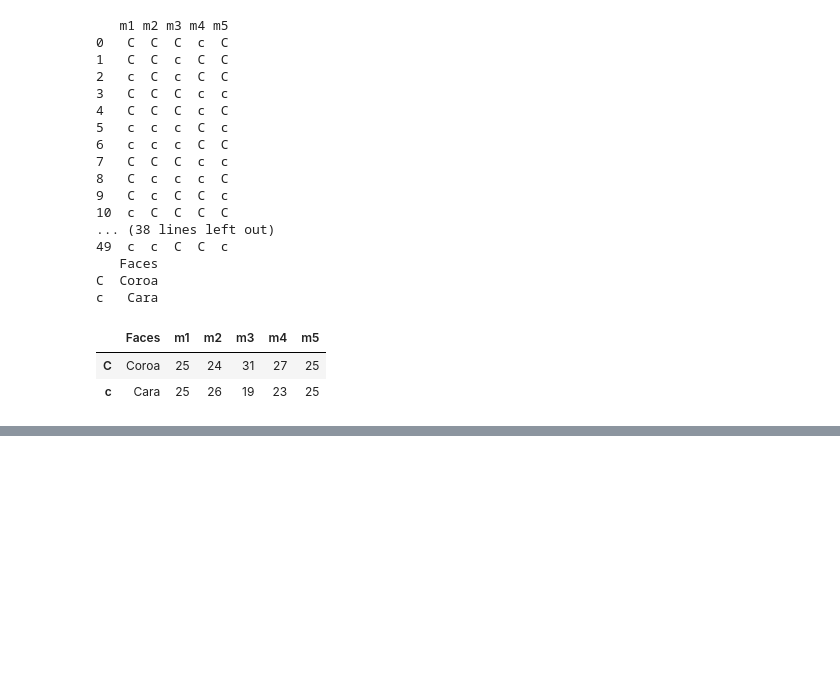
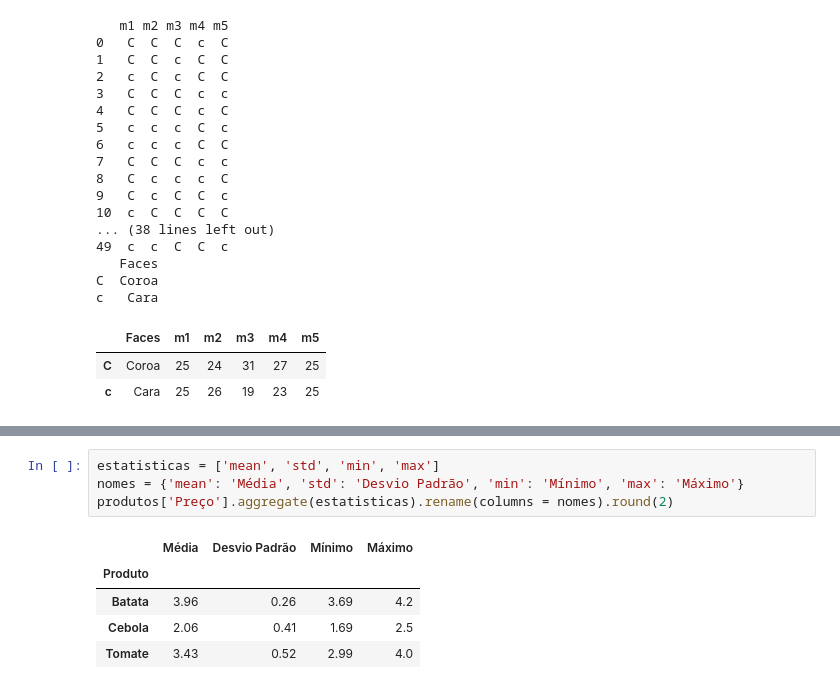
Before and after one commit to alexaugusto23/python_developer, a Jupyter notebook: Curso Pandas/Introdução Pandas Case Seguradora/exercicios_complementares.ipynb, the cells around one changed output, grey strips where cells are left out. Drawn from its saved outputs; the diff is of its cells as text; blank space fills up the shorter version.

```diff
--- a/Curso Pandas/Introdução Pandas Case Seguradora/exercicios_complementares.ipynb
+++ b/Curso Pandas/Introdução Pandas Case Seguradora/exercicios_complementares.ipynb
@@ -276,0 +340,10 @@ c   Cara
+# %%
+estatisticas = ['mean', 'std', 'min', 'max']
+nomes = {'mean': 'Média', 'std': 'Desvio Padrão', 'min': 'Mínimo', 'max': 'Máximo'}
+produtos['Preço'].aggregate(estatisticas).rename(columns = nomes).round(2)
+# %% [output]
+|  | Média | Desvio Padrão | Mínimo | Máximo |
+| Produto |  |  |  |  |
+| Batata | 3.96 | 0.26 | 3.69 | 4.2 |
+| Cebola | 2.06 | 0.41 | 1.69 | 2.5 |
+| Tomate | 3.43 | 0.52 | 2.99 | 4.0 |
```
Also changed, not shown: parts of 5 cells of this notebook.
